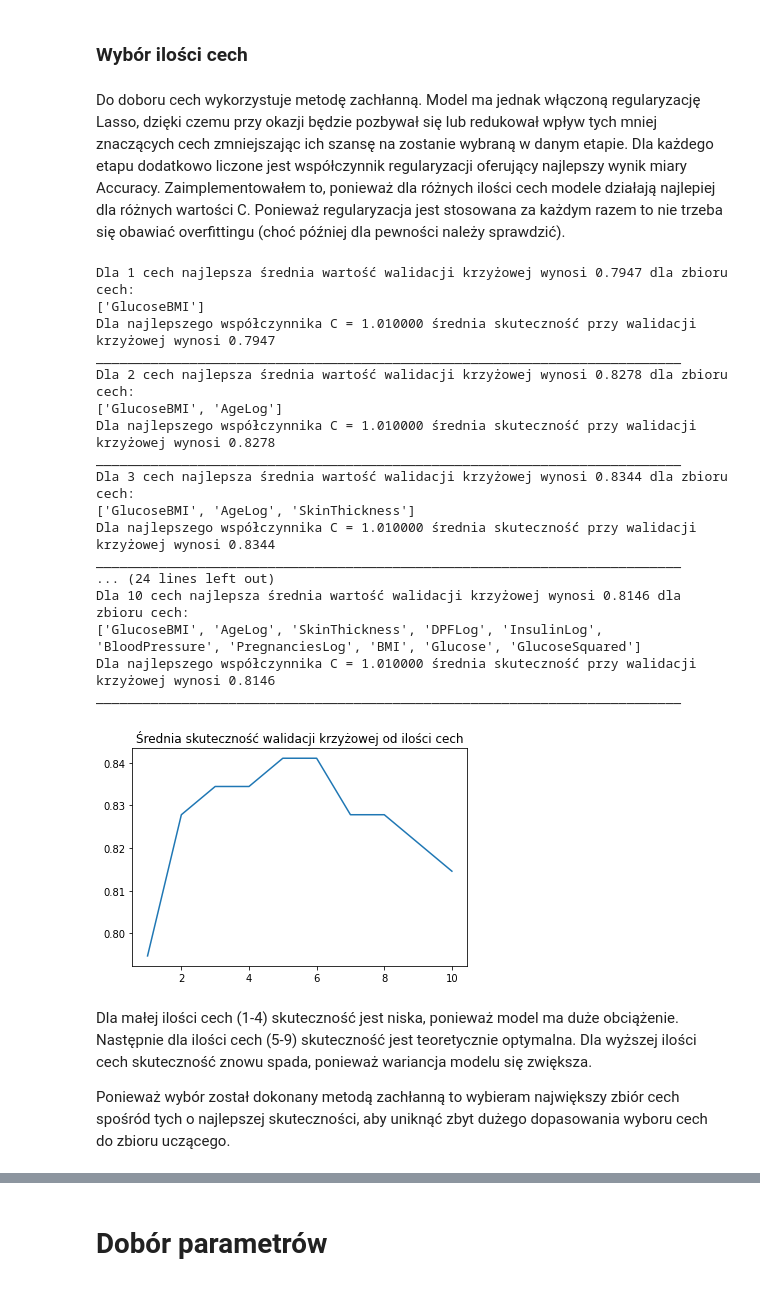
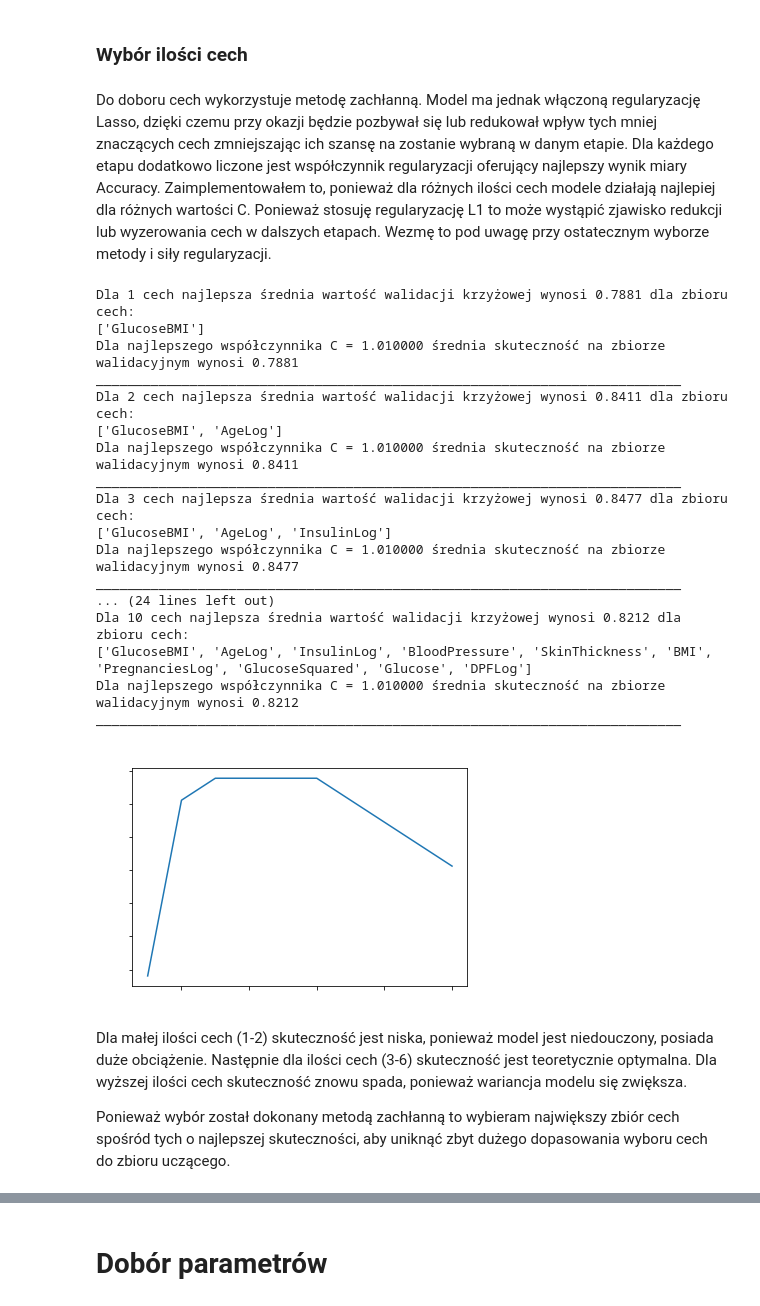
Before and after one commit to isso1550/analiza23_medycyna, a Jupyter notebook: Model.ipynb, the cells around one changed output, grey strips where cells are left out. Saved outputs shown, nothing was run; the diff lists cells and outputs as text; code cells hidden in the pictures.

```diff
--- a/Model.ipynb
+++ b/Model.ipynb
@@ -80,6 +86,6 @@ Normilzację wykonuję tylko na podstawie wyników analizy zbioru z poprzedniego
 # %%
 nscaler = MinMaxScaler()
-cols_to_norm = ['PregnanciesLog', 'DPFLog','InsulinLog','AgeLog']
+cols_to_norm = X.columns.values
 for col in cols_to_norm:
     cols= [col]
     nscaler.fit(X[cols])
@@ -90,10 +93,3 @@ Standaryzacja jest wymagana, ponieważ w dalszych krokach będę korzystać z re
-# %%
-scaler = StandardScaler()
-cols_to_scale = X.columns.values
-for col in X.columns.values:
-    cols= [col]
-    scaler.fit(X[cols])
-    X[cols] = scaler.transform(X[cols])
 # %% [markdown]
 ## Podział danych
 * Podział na zbiory X (cechy opisujące) oraz Y (cecha opisywana). Dla tego zbioru Y to "Outcome", czyli diagnoza.
@@ -114,14 +110,14 @@ Zbiór podzielony: TRAIN: 451, VAL: 151, TEST: 150
 # %% [markdown]
 ### Wybór ilości cech
 # %% [markdown]
-Do doboru cech wykorzystuje metodę zachłanną. Model ma jednak włączoną regularyzację Lasso, dzięki czemu przy okazji będzie pozbywał się lub redukował wpływ tych mniej znaczących cech zmniejszając ich szansę na zostanie wybraną w danym etapie. Dla każdego etapu dodatkowo liczone jest współczynnik regularyzacji oferujący najlepszy wynik miary Accuracy. Zaimplementowałem to, ponieważ dla różnych ilości cech modele działają najlepiej dla różnych wartości C. Ponieważ regularyzacja jest stosowana za każdym razem to nie trzeba się obawiać overfittingu (choć później dla pewności należy sprawdzić).
+Do doboru cech wykorzystuje metodę zachłanną. Model ma jednak włączoną regularyzację Lasso, dzięki czemu przy okazji będzie pozbywał się lub redukował wpływ tych mniej znaczących cech zmniejszając ich szansę na zostanie wybraną w danym etapie. Dla każdego etapu dodatkowo liczone jest współczynnik regularyzacji oferujący najlepszy wynik miary Accuracy. Zaimplementowałem to, ponieważ dla różnych ilości cech modele działają najlepiej dla różnych wartości C. Ponieważ stosuję regularyzację L1 to może wystąpić zjawisko redukcji lub wyzerowania cech w dalszych etapach. Wezmę to pod uwagę przy ostatecznym wyborze metody i siły regularyzacji.
 # %%
 def greedyFeaturesSearch(X_train, y_train, X_val, y_val):
     features = X_train.columns.values.tolist()
     result_features = []
 
-    cv_scores = []
-    best_c_cv_scores = []
+    acc_scores = []
+    best_c_acc_scores = []
     feature_numbers = []
 
     model = LogisticRegression(random_state=0, solver='liblinear', penalty='l1', C=4.1)
@@ -139,37 +135,43 @@ def greedyFeaturesSearch(X_train, y_train, X_val, y_val):
                 best_features = tmp_features
         result_features = best_features
         print("Dla %i cech najlepsza średnia wartość walidacji krzyżowej wynosi %.4f dla zbioru cech:\n%s" % (len(best_features), tmp_max_score, str(best_features)))
-        cv_scores.append(tmp_max_score)
+        acc_scores.append(tmp_max_score)
         feature_numbers.append(len(best_features))
         solver, penalty, C, max = testModelParameters('liblinear','l1', X_train[best_features], y_train, X_val[best_features], y_val, plot=False, print_result=False)
-        best_c_cv_scores.append(max)
-        print("Dla najlepszego współczynnika C = %f średnia skuteczność przy walidacji krzyżowej wynosi %.4f" % (C,max))
+        best_c_acc_scores.append(max)
+        print("Dla najlepszego współczynnika C = %f średnia skuteczność na zbiorze walidacyjnym wynosi %.4f" % (C,max))
         print("___________________________________________________________________________")
         features.remove(best_features[len(best_features)-1])
-    return feature_numbers, cv_scores
+    return feature_numbers, acc_scores
 # %%
 feature_numbers, cv_scores = greedyFeaturesSearch(X_train, y_train, X_val, y_val)
 plt.figure()
 plt.plot(feature_numbers, cv_scores)
-plt.title("Średnia skuteczność walidacji krzyżowej od ilości cech")
+titleobj = plt.title("Skuteczność na zbiorze walidacyjnym od ilości cech")
+ax = plt.gca()
+for i, tick_label in enumerate(ax.axes.get_yticklabels()):
+    tick_label.set_color('white')
+for i, tick_label in enumerate(ax.axes.get_xticklabels()):
+    tick_label.set_color('white')
+plt.setp(titleobj, color = 'w')
 plt.show()
 # %% [output]
-Dla 1 cech najlepsza średnia wartość walidacji krzyżowej wynosi 0.7947 dla zbioru cech:
+Dla 1 cech najlepsza średnia wartość walidacji krzyżowej wynosi 0.7881 dla zbioru cech:
 ['GlucoseBMI']
-Dla najlepszego współczynnika C = 1.010000 średnia skuteczność przy walidacji krzyżowej wynosi 0.7947
+Dla najlepszego współczynnika C = 1.010000 średnia skuteczność na zbiorze walidacyjnym wynosi 0.7881
 ___________________________________________________________________________
-Dla 2 cech najlepsza średnia wartość walidacji krzyżowej wynosi 0.8278 dla zbioru cech:
+Dla 2 cech najlepsza średnia wartość walidacji krzyżowej wynosi 0.8411 dla zbioru cech:
 ['GlucoseBMI', 'AgeLog']
-Dla najlepszego współczynnika C = 1.010000 średnia skuteczność przy walidacji krzyżowej wynosi 0.8278
+Dla najlepszego współczynnika C = 1.010000 średnia skuteczność na zbiorze walidacyjnym wynosi 0.8411
 ___________________________________________________________________________
-Dla 3 cech najlepsza średnia wartość walidacji krzyżowej wynosi 0.8344 dla zbioru cech:
-['GlucoseBMI', 'AgeLog', 'SkinThickness']
-Dla najlepszego współczynnika C = 1.010000 średnia skuteczność przy walidacji krzyżowej wynosi 0.8344
+Dla 3 cech najlepsza średnia wartość walidacji krzyżowej wynosi 0.8477 dla zbioru cech:
+['GlucoseBMI', 'AgeLog', 'InsulinLog']
+Dla najlepszego współczynnika C = 1.010000 średnia skuteczność na zbiorze walidacyjnym wynosi 0.8477
 ___________________________________________________________________________
 ... (24 lines left out)
-Dla 10 cech najlepsza średnia wartość walidacji krzyżowej wynosi 0.8146 dla zbioru cech:
-['GlucoseBMI', 'AgeLog', 'SkinThickness', 'DPFLog', 'InsulinLog', 'BloodPressure', 'PregnanciesLog', 'BMI', 'Glucose', 'GlucoseSquared']
-Dla najlepszego współczynnika C = 1.010000 średnia skuteczność przy walidacji krzyżowej wynosi 0.8146
+Dla 10 cech najlepsza średnia wartość walidacji krzyżowej wynosi 0.8212 dla zbioru cech:
+['GlucoseBMI', 'AgeLog', 'InsulinLog', 'BloodPressure', 'SkinThickness', 'BMI', 'PregnanciesLog', 'GlucoseSquared', 'Glucose', 'DPFLog']
+Dla najlepszego współczynnika C = 1.010000 średnia skuteczność na zbiorze walidacyjnym wynosi 0.8212
 ___________________________________________________________________________
-[figure, old version]
+[figure, new version]
 # %%
@@ -177,5 +179,5 @@ features = ['GlucoseBMI', 'AgeLog', 'SkinThickness', 'DPFLog', 'InsulinLog', 'Bl
 # %% [markdown]
-Dla małej ilości cech (1-4) skuteczność jest niska, ponieważ model ma duże obciążenie. Następnie dla ilości cech (5-9) skuteczność jest teoretycznie optymalna. Dla wyższej ilości cech skuteczność znowu spada, ponieważ wariancja modelu się zwiększa.
+Dla małej ilości cech (1-2) skuteczność jest niska, ponieważ model jest niedouczony, posiada duże obciążenie. Następnie dla ilości cech (3-6) skuteczność jest teoretycznie optymalna. Dla wyższej ilości cech skuteczność znowu spada, ponieważ wariancja modelu się zwiększa.
 
 Ponieważ wybór został dokonany metodą zachłanną to wybieram największy zbiór cech spośród tych o najlepszej skuteczności, aby uniknąć zbyt dużego dopasowania wyboru cech do zbioru uczącego.
 # %% [markdown]
```
Also changed, not shown: parts of 26 cells of this notebook, 1 other file.
